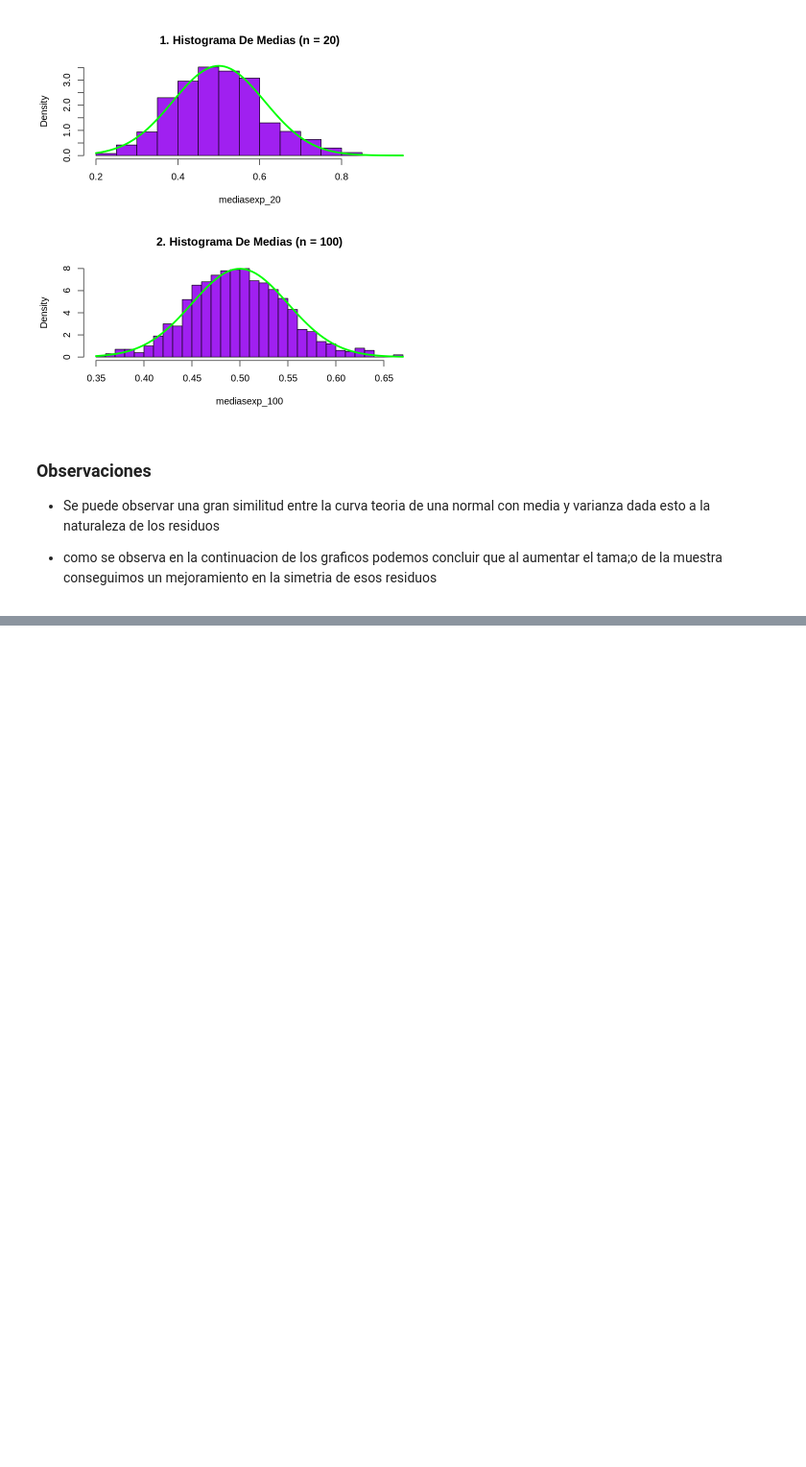
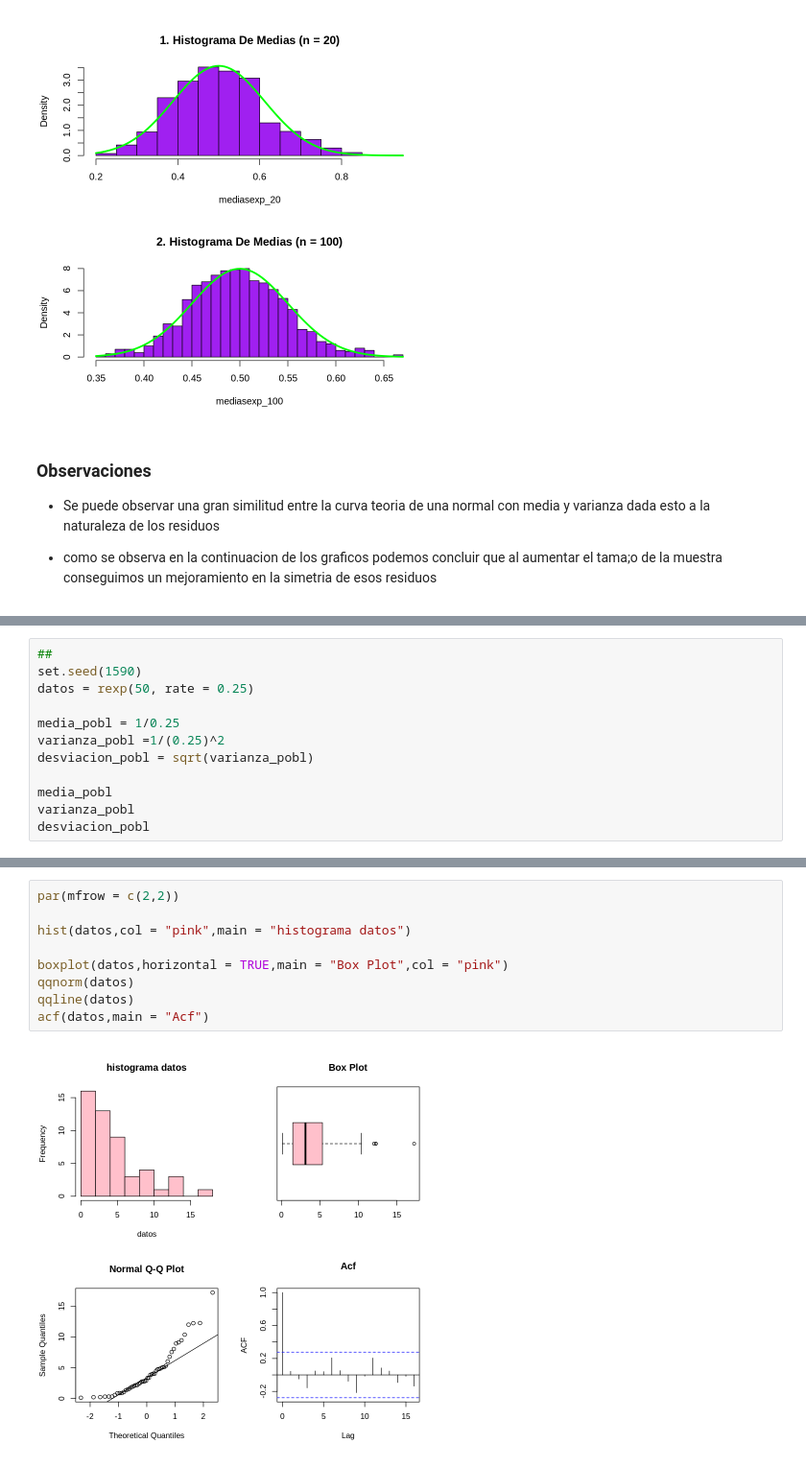
Before and after one commit to Nicolas-Bernal/Inferencia-Estad-stica-, a Jupyter notebook: Pruebas De Normalidad/0.3. Teorema_Del_Limite_Central.ipynb, the cells around one changed output, grey strips where cells are left out. Shown at 96% size. Cells and saved outputs as stored; diff of their text form; blank space fills up the shorter version.

```diff
--- a/Pruebas De Normalidad/0.3. Teorema_Del_Limite_Central.ipynb
+++ b/Pruebas De Normalidad/0.3. Teorema_Del_Limite_Central.ipynb
@@ -72,0 +102,12 @@ curve(dnorm(x, mean = 1/lambda, sd = sqrt((1/lambda^2)/n2)), add = TRUE, col = "
+# %%
+##
+set.seed(1590)
+datos = rexp(50, rate = 0.25)
+
+media_pobl = 1/0.25
+varianza_pobl =1/(0.25)^2
+desviacion_pobl = sqrt(varianza_pobl)
+
+media_pobl
+varianza_pobl
+desviacion_pobl
@@ -72,0 +134,11 @@ curve(dnorm(x, mean = 1/lambda, sd = sqrt((1/lambda^2)/n2)), add = TRUE, col = "
+# %%
+par(mfrow = c(2,2))
+
+hist(datos,col = "pink",main = "histograma datos")
+
+boxplot(datos,horizontal = TRUE,main = "Box Plot",col = "pink")
+qqnorm(datos)
+qqline(datos)
+acf(datos,main = "Acf")
+# %% [output]
+[figure, added]
```
Also changed, not shown: parts of 10 cells of this notebook.
